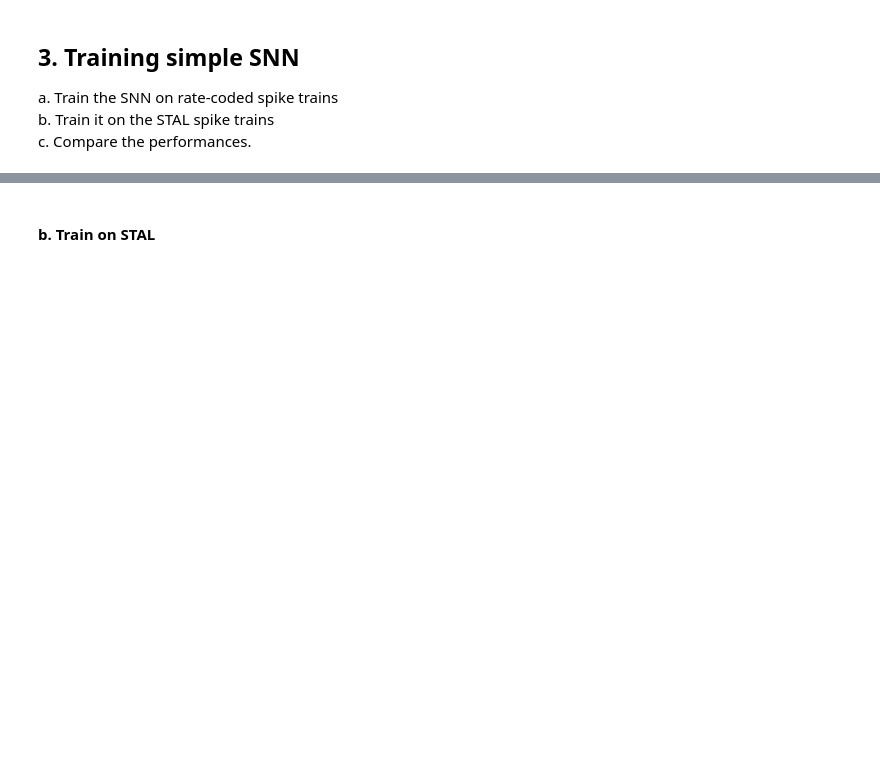
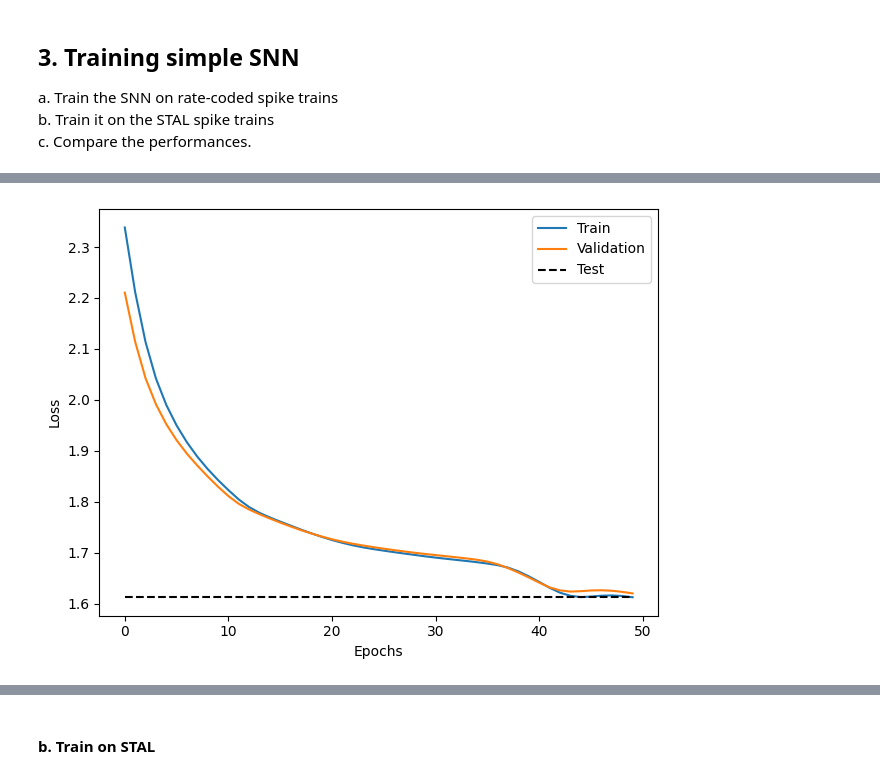
Before and after one commit to freek1/stal-v2, a Jupyter notebook: stal_v_rate_mnist.ipynb, the cells around one changed output, grey strips where cells are left out. Drawn from its saved outputs; the diff is of its cells as text; code cells hidden in the pictures; blank space fills up the shorter version.

```diff
--- a/stal_v_rate_mnist.ipynb
+++ b/stal_v_rate_mnist.ipynb
@@ -233,0 +245,14 @@ plot_images(test_X, B_rate_ts, np.arange(5), "Rate")
+# %%
+print(B_rate_ts.shape, B_STAL_ts.shape)
+# bsz, pixels, psi -> psi, bsz, pixels
+
+B_rate_tr = B_rate_tr.permute(2, 0, 1)
+B_rate_val = B_rate_val.permute(2, 0, 1)
+B_rate_ts = B_rate_ts.permute(2, 0, 1)
+
+B_STAL_tr = B_STAL_tr.permute(2, 0, 1)
+B_STAL_val = B_STAL_val.permute(2, 0, 1)
+B_STAL_ts = B_STAL_ts.permute(2, 0, 1)
+
+print(B_rate_ts.shape, B_STAL_ts.shape)
+# psi, bsz, pixels
@@ -239,16 +267,15 @@ b. Train it on the STAL spike trains \
 c. Compare the performances.
 # %%
 class MNIST_SNN(torch.nn.Module):
-    def __init__(self, psi):
+    def __init__(self):
         super(MNIST_SNN, self).__init__()
-        self.lif = snn.LeakyParallel(input_size=28*28*psi, hidden_size=10)
+        self.lif = snn.LeakyParallel(input_size=28*28, hidden_size=10)
 
     def forward(self, x):
-        x = x.reshape(x.size(0), -1)
         spk = self.lif(x)
         return spk
 
-snn_model = MNIST_SNN(psi)
+snn_model = MNIST_SNN()
 snn_model
 # %% [output]
 MNIST_SNN(
@@ -344,0 +355,7 @@ Training took 1521.21s
+# %%
+# Rate 1: rate loss and rate used to compute accuracy
+spiking_loss = SF.ce_rate_loss()
+accuracy_score = SF.acc.accuracy_rate
+
+test_acc_rate1 = train_test(B_rate_tr, train_y, B_rate_val, val_y, B_rate_ts, test_y, spiking_loss, accuracy_score)
+# %% [output]
@@ -344,0 +379 @@ Training took 1521.21s
+[figure, added]
```
Also changed, not shown: parts of 17 cells of this notebook, 2 other files.
